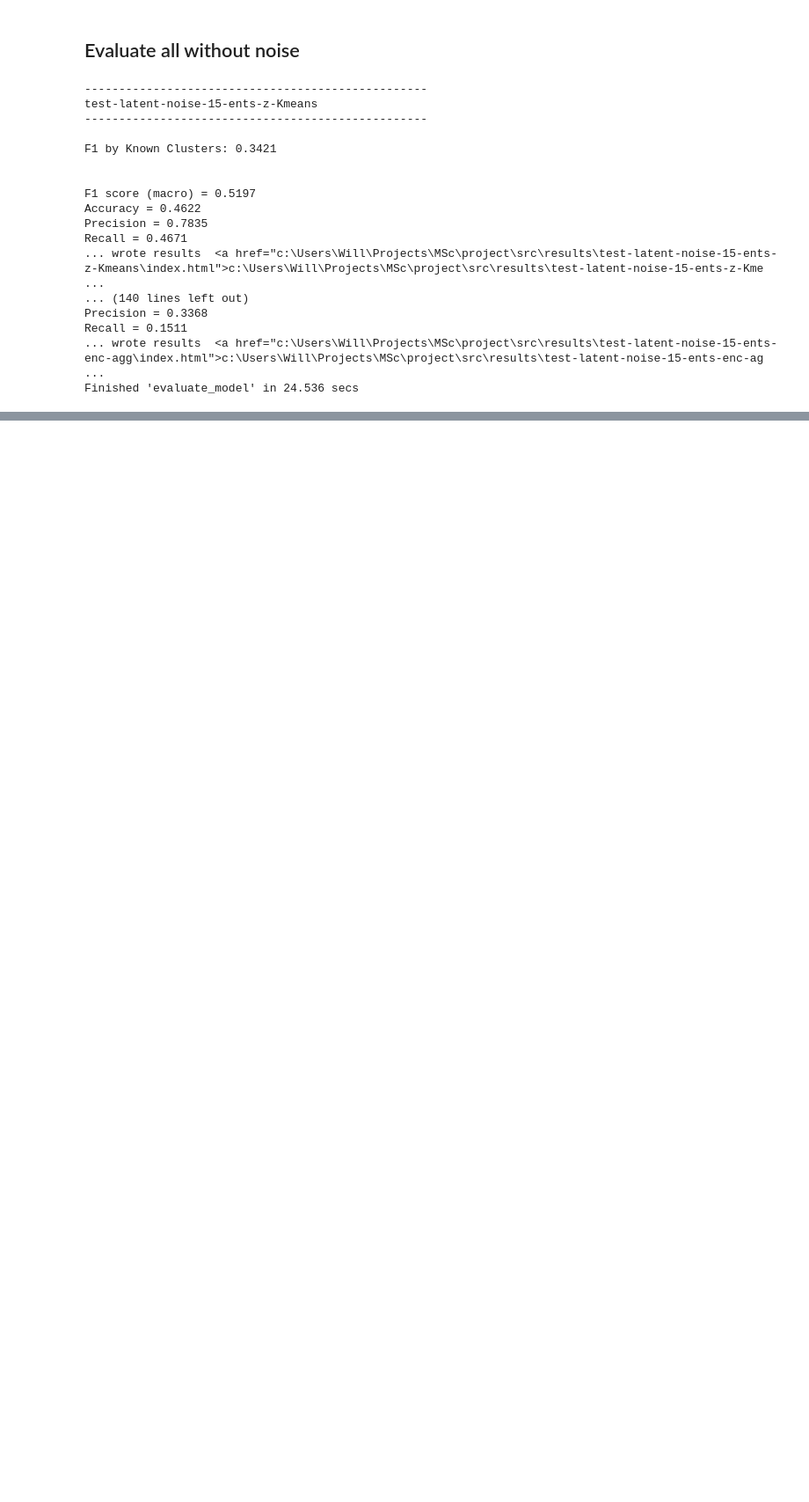
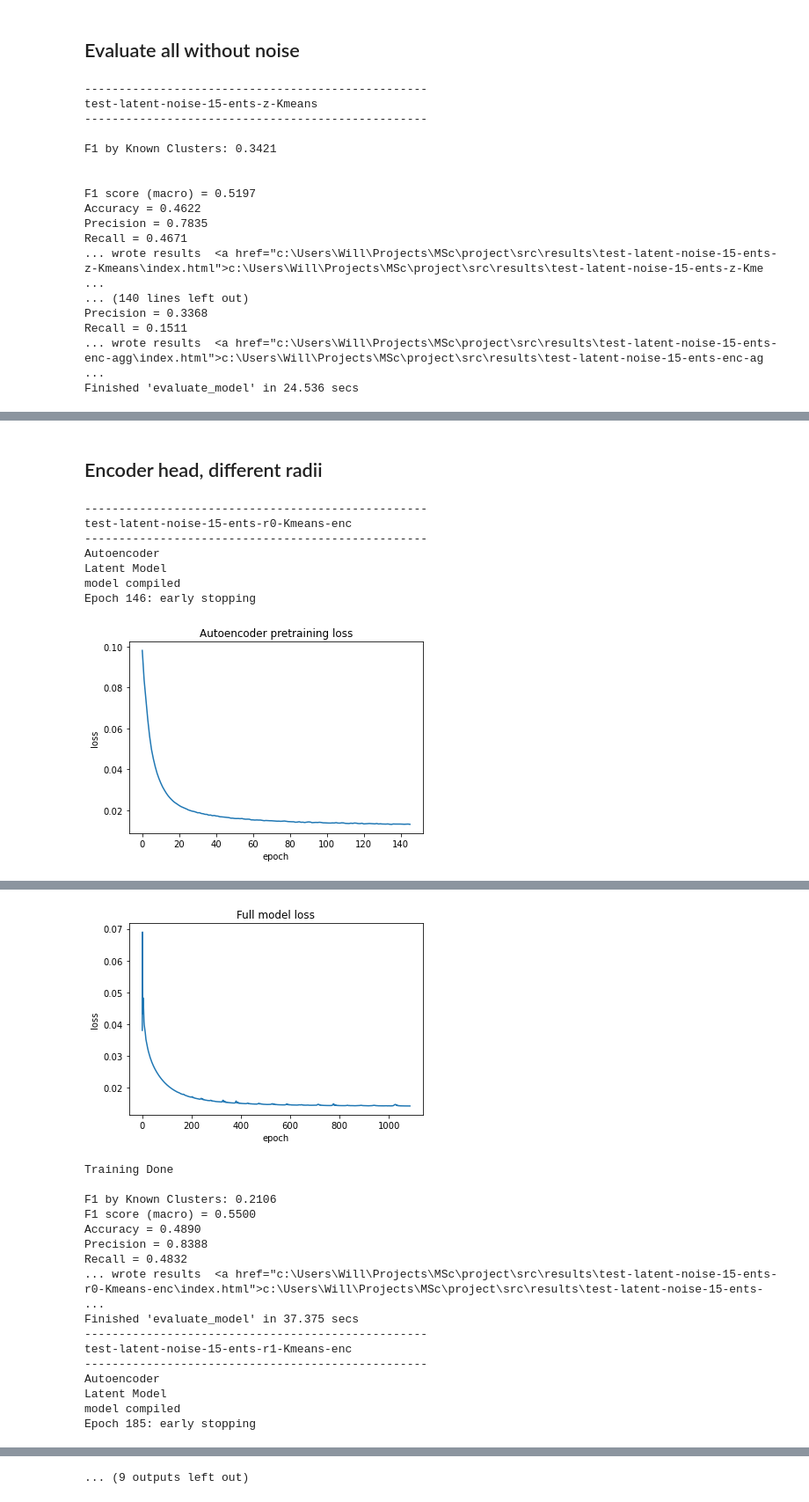
Before and after one commit to wgilpin/auto-ontology, a Jupyter notebook: src/joint_model_trg.ipynb, the cells around one changed output, grey strips where cells are left out. Shown at 88% size. Saved outputs shown, nothing was run; the diff lists cells and outputs as text; code cells hidden in the pictures; blank space fills up the shorter version.

Commit message:
allow for setting embeds radius and caching embeds

```diff
--- a/src/joint_model_trg.ipynb
+++ b/src/joint_model_trg.ipynb
@@ -2286,0 +2298,4 @@ Finished 'evaluate_model' in 24.536 secs
+# %%
+assert False, "One time run"
+for radius in [0,1,2,4,6]:
+    load_data(0, oversample=False, radius=radius, verbose=0)
@@ -2286,0 +2367,36 @@ Finished 'evaluate_model' in 24.536 secs
+# %% [markdown]
+## Encoder head, different radii
+# %%
+
+for radius in [0,1,2,4,6]:
+    run_name = f'test-latent-noise-15-ents-r{radius}-Kmeans-enc'
+    print('-'*50)
+    print(f"{run_name}")
+    print('-'*50)
+
+    dc = None
+    dc = DeepLatentCluster(
+        run_name,
+        {
+            'train_size':0,
+            'reconstr_weight':1.0,
+            'latent_weight':1e-5,
+            "cluster": "Kmeans",
+            "radius": radius,
+        })
+    dc.make_model()
+    dc.train_model(verbose=0)
+    dc.evaluate_model(
+            run_name,
+            head="enc",
+            sample_size=4000,
+            verbose=0)
+# %% [output]
+--------------------------------------------------
+test-latent-noise-15-ents-r0-Kmeans-enc
+--------------------------------------------------
+Autoencoder
+Latent Model
+model compiled
+Epoch 146: early stopping
+[figure, added]
@@ -2286,0 +2405,17 @@ Finished 'evaluate_model' in 24.536 secs
+[figure, added]
+Training Done
+
+F1 by Known Clusters: 0.2106
+F1 score (macro) = 0.5500
+Accuracy = 0.4890
+Precision = 0.8388
+Recall = 0.4832
+... wrote results  <a href="c:\Users\Will\Projects\MSc\project\src\results\test-latent-noise-15-ents-r0-Kmeans-enc\index.html">c:\Users\Will\Projects\MSc\project\src\results\test-latent-noise-15-ents- ...
+Finished 'evaluate_model' in 37.375 secs
+--------------------------------------------------
+test-latent-noise-15-ents-r1-Kmeans-enc
+--------------------------------------------------
+Autoencoder
+Latent Model
+model compiled
+Epoch 185: early stopping
@@ -2286,0 +2446 @@ Finished 'evaluate_model' in 24.536 secs
+... (9 outputs left out)
```
Also changed, not shown: parts of 7 cells of this notebook, 3 other files.
